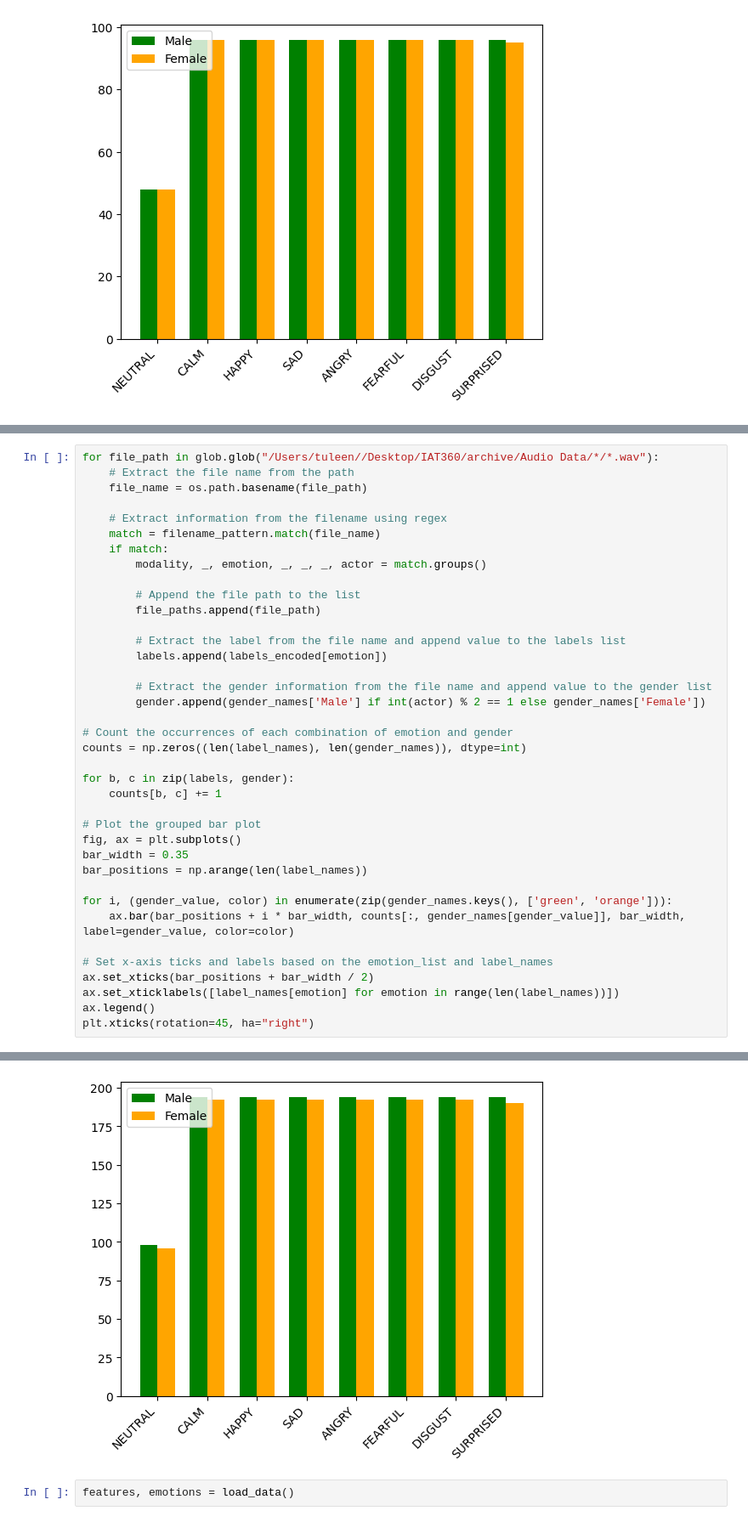
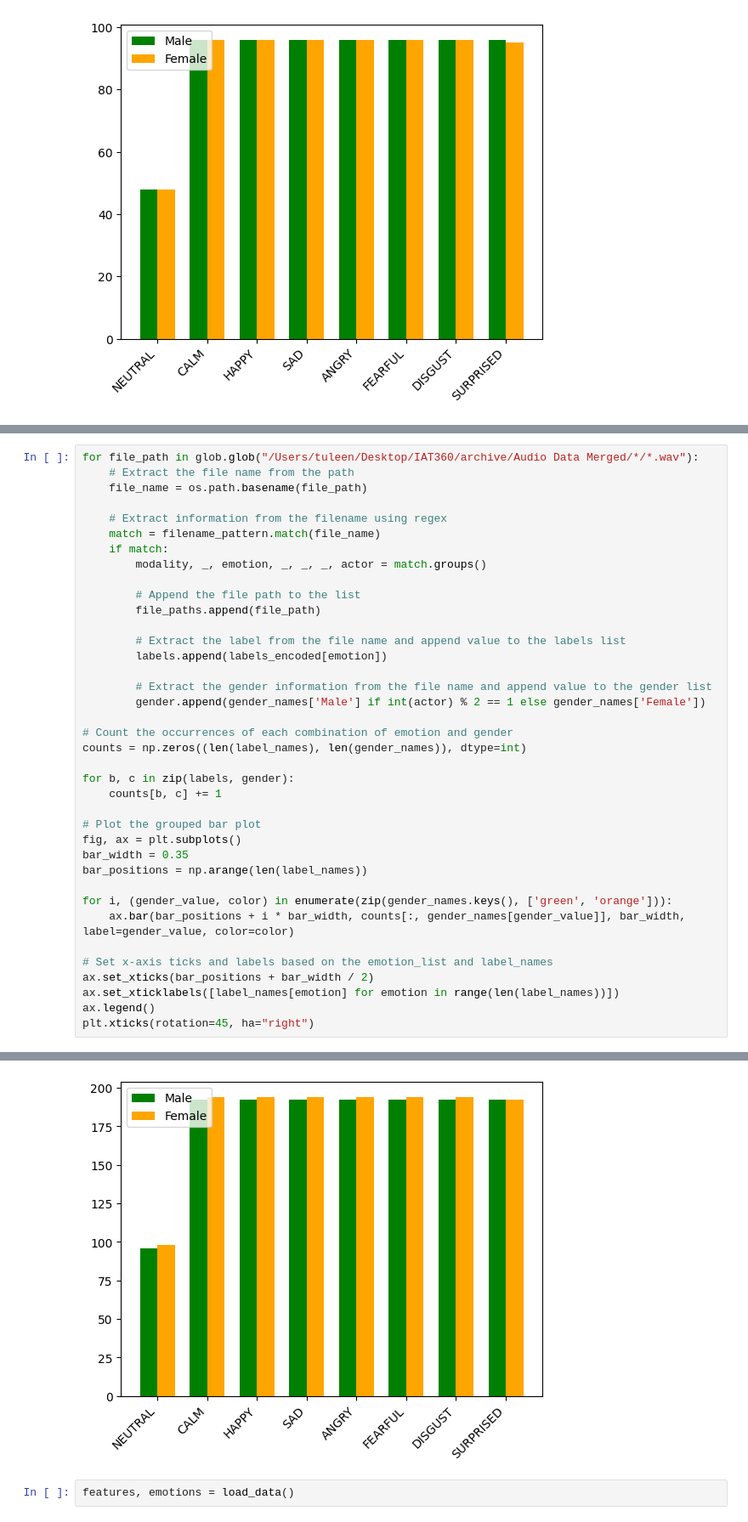
Before and after one commit to Tuleen03/Week2-DataPreprocessing, a Jupyter notebook: Week_2.ipynb, the cells around one changed output, grey strips where cells are left out. Shown at 85% size. Drawn from its saved outputs; the diff is of its cells as text.

```diff
--- a/Week_2.ipynb
+++ b/Week_2.ipynb
@@ -911,6 +913,6 @@ Merged Data Set
 - one intensity used, 2 statements.
 # %%
-for file_path in glob.glob("/Users/tuleen//Desktop/IAT360/archive/Audio Data/*/*.wav"):
+for file_path in glob.glob("/Users/tuleen/Desktop/IAT360/archive/Audio Data Merged/*/*.wav"):
     # Extract the file name from the path
     file_name = os.path.basename(file_path)
 
@@ -930,34 +932,34 @@ for file_path in glob.glob("/Users/tuleen//Desktop/IAT360/archive/Audio Data/*/*
 
 # Count the occurrences of each combination of emotion and gender
 counts = np.zeros((len(label_names), len(gender_names)), dtype=int)
 
 for b, c in zip(labels, gender):
     counts[b, c] += 1
 
 # Plot the grouped bar plot
 fig, ax = plt.subplots()
 bar_width = 0.35
 bar_positions = np.arange(len(label_names))
 
 for i, (gender_value, color) in enumerate(zip(gender_names.keys(), ['green', 'orange'])):
     ax.bar(bar_positions + i * bar_width, counts[:, gender_names[gender_value]], bar_width, label=gender_value, color=color)
 
 # Set x-axis ticks and labels based on the emotion_list and label_names
 ax.set_xticks(bar_positions + bar_width / 2)
 ax.set_xticklabels([label_names[emotion] for emotion in range(len(label_names))])
 ax.legend()
 plt.xticks(rotation=45, ha="right")
 # %% [output]
 (array([0.175, 1.175, 2.175, 3.175, 4.175, 5.175, 6.175, 7.175]),
  [Text(0.175, 0, 'NEUTRAL'),
   Text(1.175, 0, 'CALM'),
   Text(2.175, 0, 'HAPPY'),
   Text(3.175, 0, 'SAD'),
   Text(4.175, 0, 'ANGRY'),
   Text(5.175, 0, 'FEARFUL'),
   Text(6.175, 0, 'DISGUST'),
   Text(7.175, 0, 'SURPRISED')])
-[figure, old version]
+[figure, new version]
 # %%
 features, emotions = load_data()
 # %% [output]
```
Also changed, not shown: parts of 23 cells of this notebook.
